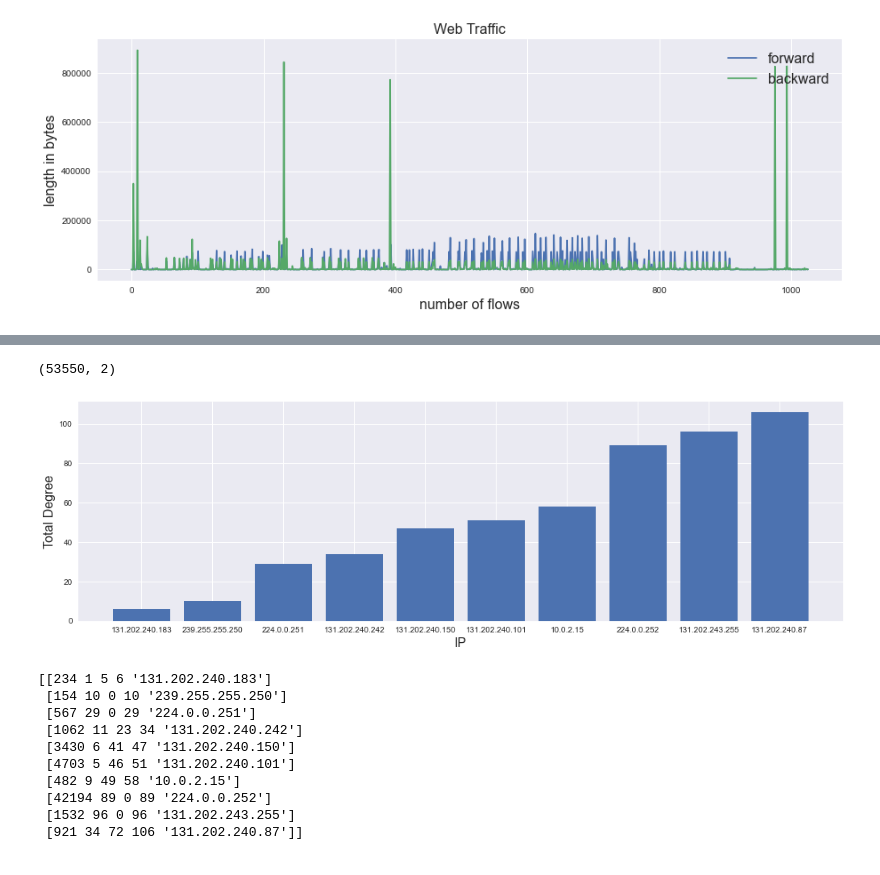
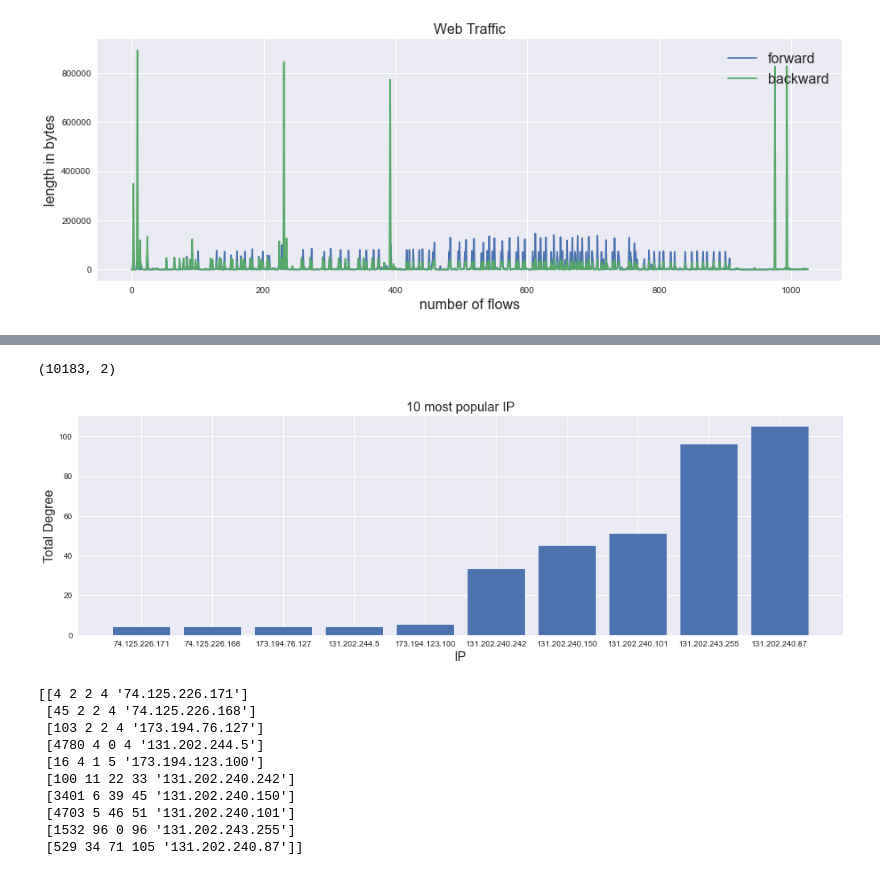
Before and after one commit to jiechengdeng/CS240-Granular-Traffic-Network-Classification, a Jupyter notebook: CS240 Project-Data Analysis.ipynb, the cells around one changed output, grey strips where cells are left out. Drawn from its saved outputs; the diff is of its cells as text; code cells hidden in the pictures.

```diff
--- a/CS240 Project-Data Analysis.ipynb
+++ b/CS240 Project-Data Analysis.ipynb
@@ -143,9 +146,15 @@ plt.show()
 # Analayzing the network at social level - Popularity of hosts
 x_src_ip_port = X_five_tuples[:,:2]
 X_dst_ip_port = X_five_tuples[:,2:4]
-# remove all 0.0.0.0, 255.255.255.255 ip
+# remove all reserved ip
+reserved_ip = ['0.0.0.0','239.255.255.250','255.255.255.255','224.0.0.252','10.0.2.15','224.0.0.251']
 X_src_des_ip_remove = X_src_dst_IP[np.where((X_src_dst_IP[:,0] != '0.0.0.0') & (X_src_dst_IP[:,1] != '0.0.0.0') &
-                                           (X_src_dst_IP[:,0] != '255.255.255.255') & (X_src_dst_IP[:,1] != '255.255.255.255'))]
+                                           (X_src_dst_IP[:,0] != '255.255.255.255') & (X_src_dst_IP[:,1] != '255.255.255.255')&
+                                           (X_src_dst_IP[:,0] != '224.0.0.252') & (X_src_dst_IP[:,1] != '224.0.0.252')&
+                                           (X_src_dst_IP[:,0] != '239.255.255.250') & (X_src_dst_IP[:,1] != '239.255.255.250')&
+                                           (X_src_dst_IP[:,0] != '224.0.0.251') & (X_src_dst_IP[:,1] != '224.0.0.251')&
+                                           (X_src_dst_IP[:,0] != '10.0.2.15') & (X_src_dst_IP[:,1] != '10.0.2.15'))]
+#10.0.2.15
 count, unique = np.unique(X_src_des_ip_remove,return_counts=True)
 unique = unique.reshape(unique.shape[0],1)
 count = count.reshape(count.shape[0],1)
@@ -153,7 +162,7 @@ X_src_des_ip_count = np.concatenate((unique,count),axis=1)
 X_src_des_ip_count = X_src_des_ip_count[X_src_des_ip_count[:,0].argsort()]
 print(X_src_des_ip_remove.shape)
 # %% [output]
-(53550, 2)
+(10183, 2)
 # %%
 graph = {}
 for row in X_src_des_ip_remove:
@@ -170,42 +179,42 @@ for row in X_src_des_ip_remove:
         graph[row[1]]['in'].add(row[0])
 
 X_src_des_degree_count = []
 for row in X_src_des_ip_count:
     if row[1] in graph:
         r = np.insert(row,1,len(graph[row[1]]['in']))
         r = np.insert(r,2,len(graph[row[1]]['out']))
         r = np.insert(r,3,len(graph[row[1]]['in']) + len(graph[row[1]]['out']))
         X_src_des_degree_count.append(r)
 
 # 0: occurrence, 1: in_degree, 2: out_degree, 3: total degree, 4: ip
 X_src_des_degree_count = np.array(X_src_des_degree_count)
 # sort by total degree
 X_src_des_degree_count = X_src_des_degree_count[X_src_des_degree_count[:,3].argsort()]
 # sort by occurrence
 X_src_des_occurrence_count = X_src_des_degree_count[X_src_des_degree_count[:,0].argsort()]
 
 # dimension
 degree_count_m = X_src_des_degree_count.shape[0]
 degree_count_n = X_src_des_degree_count.shape[1]
 
 # Get 10 most popular IPs
 X_src_des_degree_count_10 = X_src_des_degree_count[degree_count_m - 10:]
 fig, ax = plt.subplots(figsize=(17,5))
 plt.bar(X_src_des_degree_count_10[:,4],X_src_des_degree_count_10[:,3],align='center')
 plt.xlabel('IP',fontsize=16)
 plt.ylabel('Total Degree',fontsize=16)
-
+plt.title('10 most popular IP',fontsize=16)
 plt.show()
 print(X_src_des_degree_count_10)
 # %% [output]
-[figure, old version]
+[figure, new version]
-[[234 1 5 6 '131.202.240.183']
- [154 10 0 10 '239.255.255.250']
- [567 29 0 29 '224.0.0.251']
- [1062 11 23 34 '131.202.240.242']
- [3430 6 41 47 '131.202.240.150']
+[[4 2 2 4 '74.125.226.171']
+ [45 2 2 4 '74.125.226.168']
+ [103 2 2 4 '173.194.76.127']
+ [4780 4 0 4 '131.202.244.5']
+ [16 4 1 5 '173.194.123.100']
+ [100 11 22 33 '131.202.240.242']
+ [3401 6 39 45 '131.202.240.150']
  [4703 5 46 51 '131.202.240.101']
- [482 9 49 58 '10.0.2.15']
- [42194 89 0 89 '224.0.0.252']
  [1532 96 0 96 '131.202.243.255']
- [921 34 72 106 '131.202.240.87']]
+ [529 34 71 105 '131.202.240.87']]
```
Also changed, not shown: parts of 7 cells of this notebook, 1 other file.
